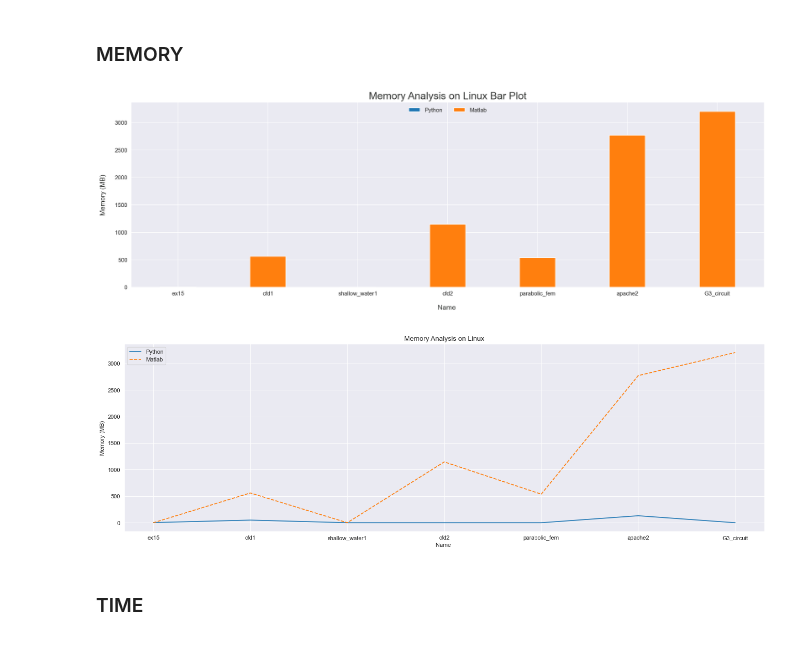
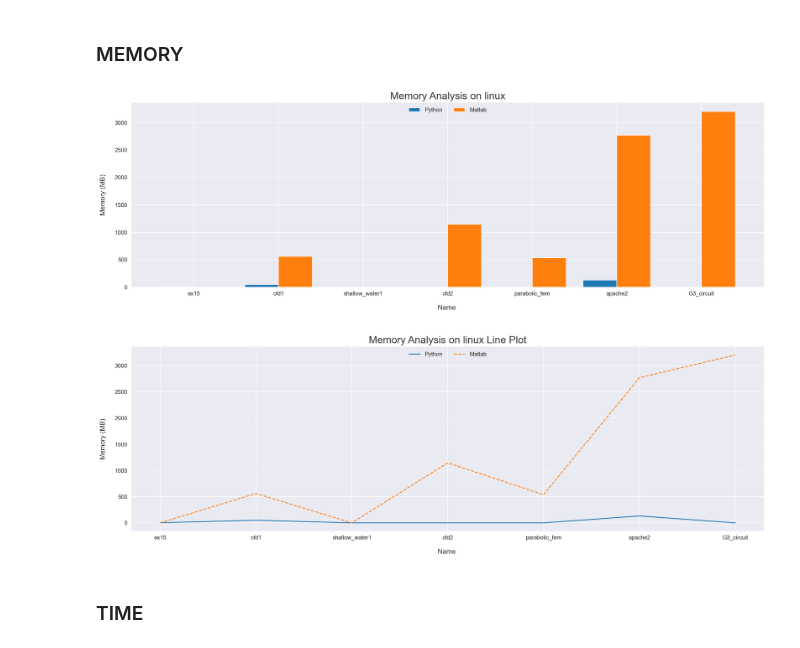
Before and after one commit to simonebenitozzi/cholesky-analysis, a Jupyter notebook: Analysis/model/LanguageCompare.ipynb, the cells around one changed output. Drawn from its saved outputs; the diff is of its cells as text; code cells hidden in the pictures.

```diff
--- a/Analysis/model/LanguageCompare.ipynb
+++ b/Analysis/model/LanguageCompare.ipynb
@@ -221,12 +225,12 @@ plot("Name", "Error", linuxPython, linuxMatlab, "Error Analysis on Linux")
 # %% [markdown]
 ### MEMORY
 # %%
-bar_plot("Name", "Memory", linuxPython, linuxMatlab, "Memory Analysis on Linux", Y_LABEL="MB")
+bar_plot(linuxPython['Name'], linuxPython['Memory'], linuxMatlab['Memory'], "Name", "Memory", "Memory Analysis on linux", Y_LABEL="MB")
 # %% [output]
-[figure, old version]
+[figure, new version]
 # %%
-plot("Name", "Memory", linuxPython, linuxMatlab, "Memory Analysis on Linux", Y_LABEL="MB")
+plot(linuxPython['Name'], linuxPython['Memory'], linuxMatlab['Memory'], "Name", "Memory", "Memory Analysis on linux", Y_LABEL="MB")
 # %% [output]
-[figure, old version]
+[figure, new version]
 # %% [markdown]
 ### TIME
```
Also changed, not shown: parts of 13 cells of this notebook.
